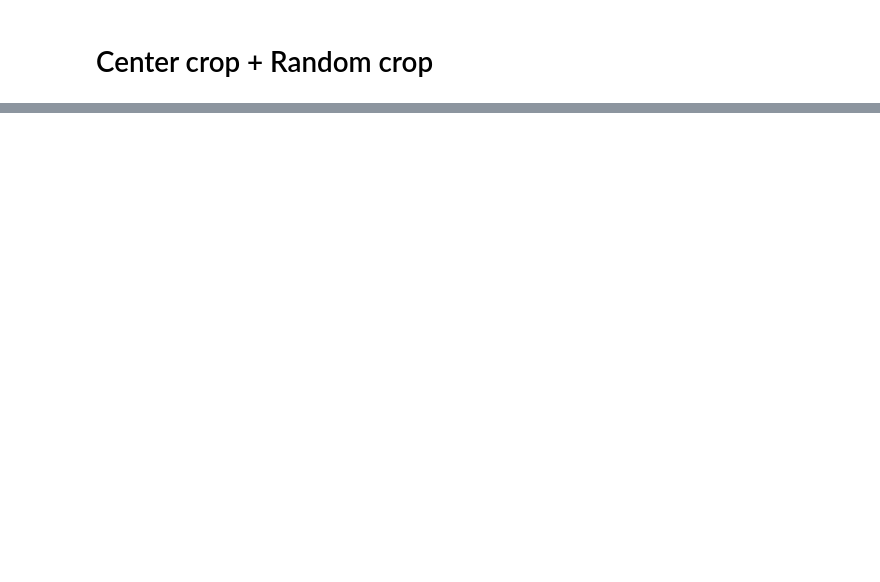
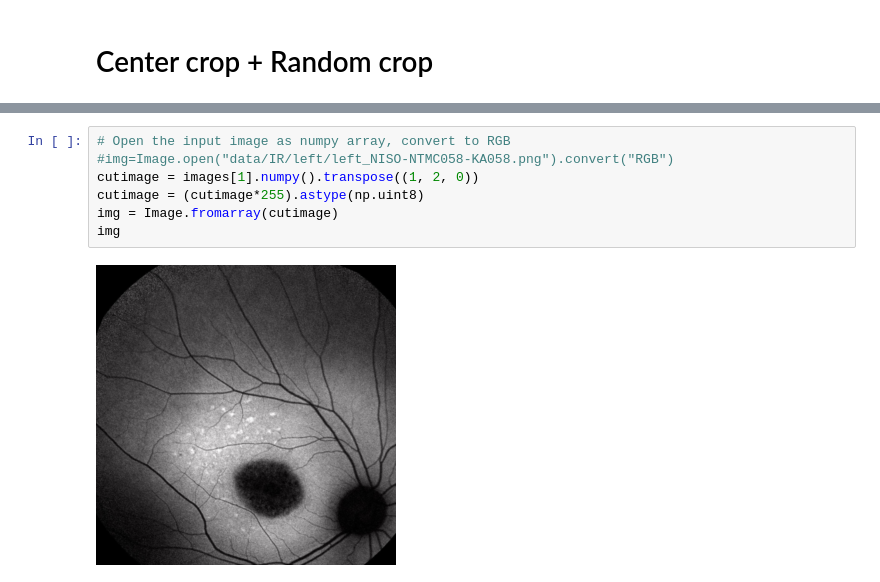
Before and after one commit to migueLib/master_thesis, a Jupyter notebook: notebooks/data_agumentation.ipynb, the cells around one changed output, grey strips where cells are left out. Drawn from its saved outputs; the diff is of its cells as text; blank space fills up the shorter version.

```diff
--- a/notebooks/data_agumentation.ipynb
+++ b/notebooks/data_agumentation.ipynb
@@ -101,0 +107,9 @@ plot_images(dataloader, dataset.classes)
+# %%
+# Open the input image as numpy array, convert to RGB
+#img=Image.open("data/IR/left/left_NISO-NTMC058-KA058.png").convert("RGB")
+cutimage = images[1].numpy().transpose((1, 2, 0))
+cutimage = (cutimage*255).astype(np.uint8)
+img = Image.fromarray(cutimage)
+img
+# %% [output]
+[figure, added]
```
Also changed, not shown: parts of 14 cells of this notebook.
